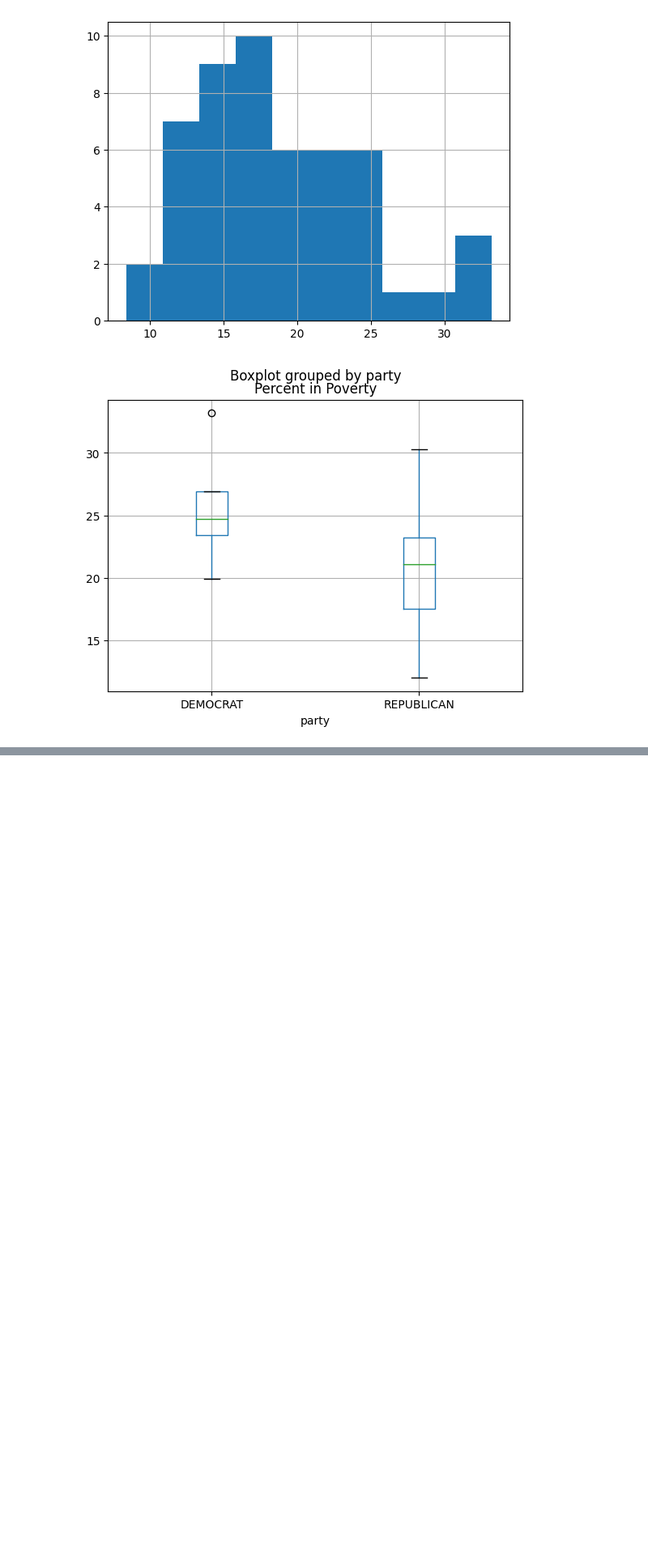
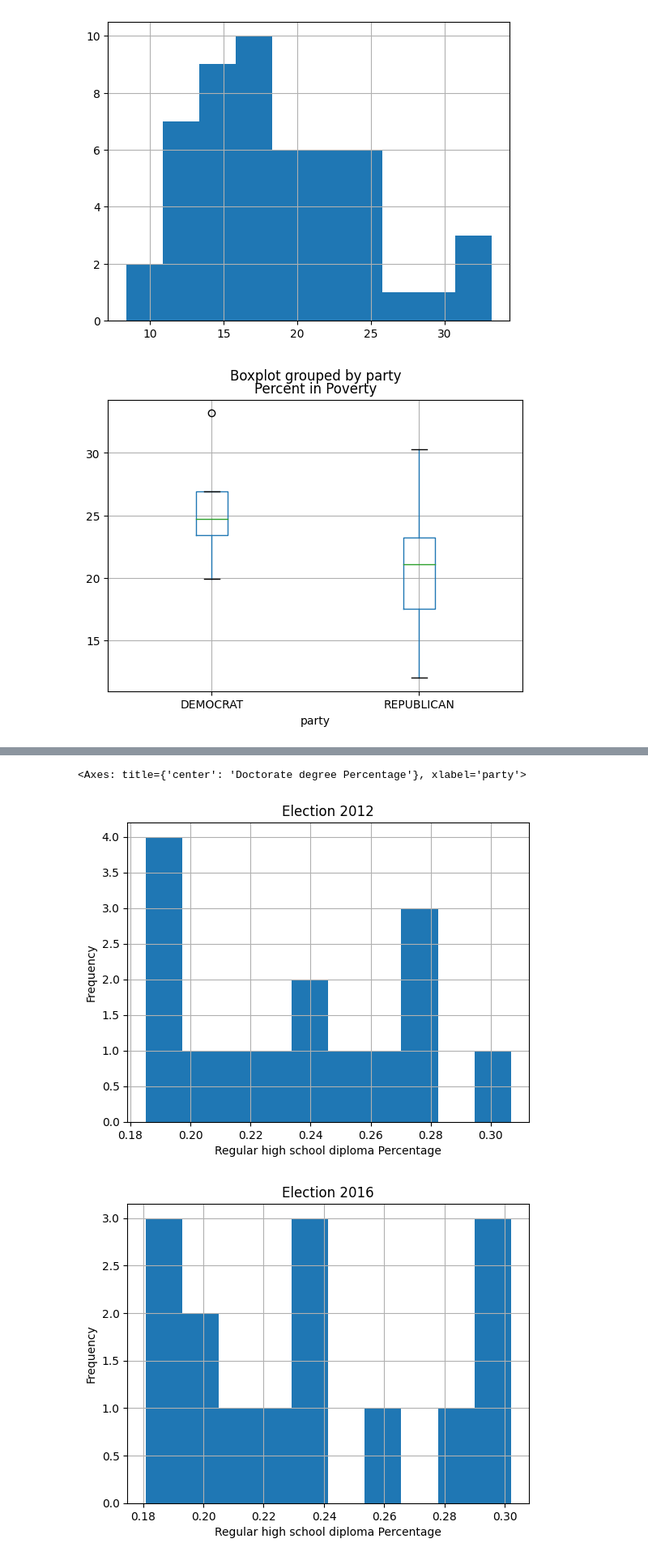
Before and after one commit to vaibhavjha06/ds3001group, a Jupyter notebook: arizona/azEDA.ipynb, the cells around one changed output, grey strips where cells are left out. Shown at 81% size. Drawn from its saved outputs; the diff is of its cells as text; code cells hidden in the pictures; blank space fills up the shorter version.

```diff
--- a/arizona/azEDA.ipynb
+++ b/arizona/azEDA.ipynb
@@ -154,0 +241,40 @@ merged_data2012.boxplot(column = 'White alone Percentage',by = 'party')
+# %%
+# EDA - Education
+azalldata2012['Regular high school diploma Percentage'].hist(figure=plt.figure())
+plt.title('Election 2012')
+plt.xlabel('Regular high school diploma Percentage')
+plt.ylabel('Frequency')
+azalldata2016['Regular high school diploma Percentage'].hist(figure=plt.figure())
+plt.title('Election 2016')
+plt.xlabel('Regular high school diploma Percentage')
+plt.ylabel('Frequency')
+azalldata2020['Regular high school diploma Percentage'].hist(figure=plt.figure()) # Histogram distribution of those with a high school diploma
+plt.title('Election 2020')
+plt.xlabel('Regular high school diploma Percentage')
+plt.ylabel('Frequency')
+
+azalldata2012.boxplot(column = 'Regular high school diploma Percentage',by = 'party')
+azalldata2016.boxplot(column = 'Regular high school diploma Percentage',by = 'party')
+azalldata2020.boxplot(column = 'Regular high school diploma Percentage',by = 'party') # Boxplot of high school graduates by voted party
+
+
+azalldata2012['Doctorate degree Percentage'].hist(figure=plt.figure())
+plt.title('Election 2012')
+plt.xlabel('Doctorate degree Percentage')
+plt.ylabel('Frequency')
+azalldata2016['Doctorate degree Percentage'].hist(figure=plt.figure())
+plt.title('Election 2016')
+plt.xlabel('Doctorate degree Percentage')
+plt.ylabel('Frequency')
+azalldata2020['Doctorate degree Percentage'].hist(figure=plt.figure()) # Histogram distribution of those with a high school diploma
+plt.title('Election 2020')
+plt.xlabel('Doctorate degree Percentage')
+plt.ylabel('Frequency')
+
+azalldata2012.boxplot(column = 'Doctorate degree Percentage',by = 'party')
+azalldata2016.boxplot(column = 'Doctorate degree Percentage',by = 'party')
+azalldata2020.boxplot(column = 'Doctorate degree Percentage',by = 'party') # Boxplot of proportion of doctors by voted party
+# %% [output]
+<Axes: title={'center': 'Doctorate degree Percentage'}, xlabel='party'>
+[figure, added]
+[figure, added]
```
Also changed, not shown: parts of 6 cells of this notebook.
